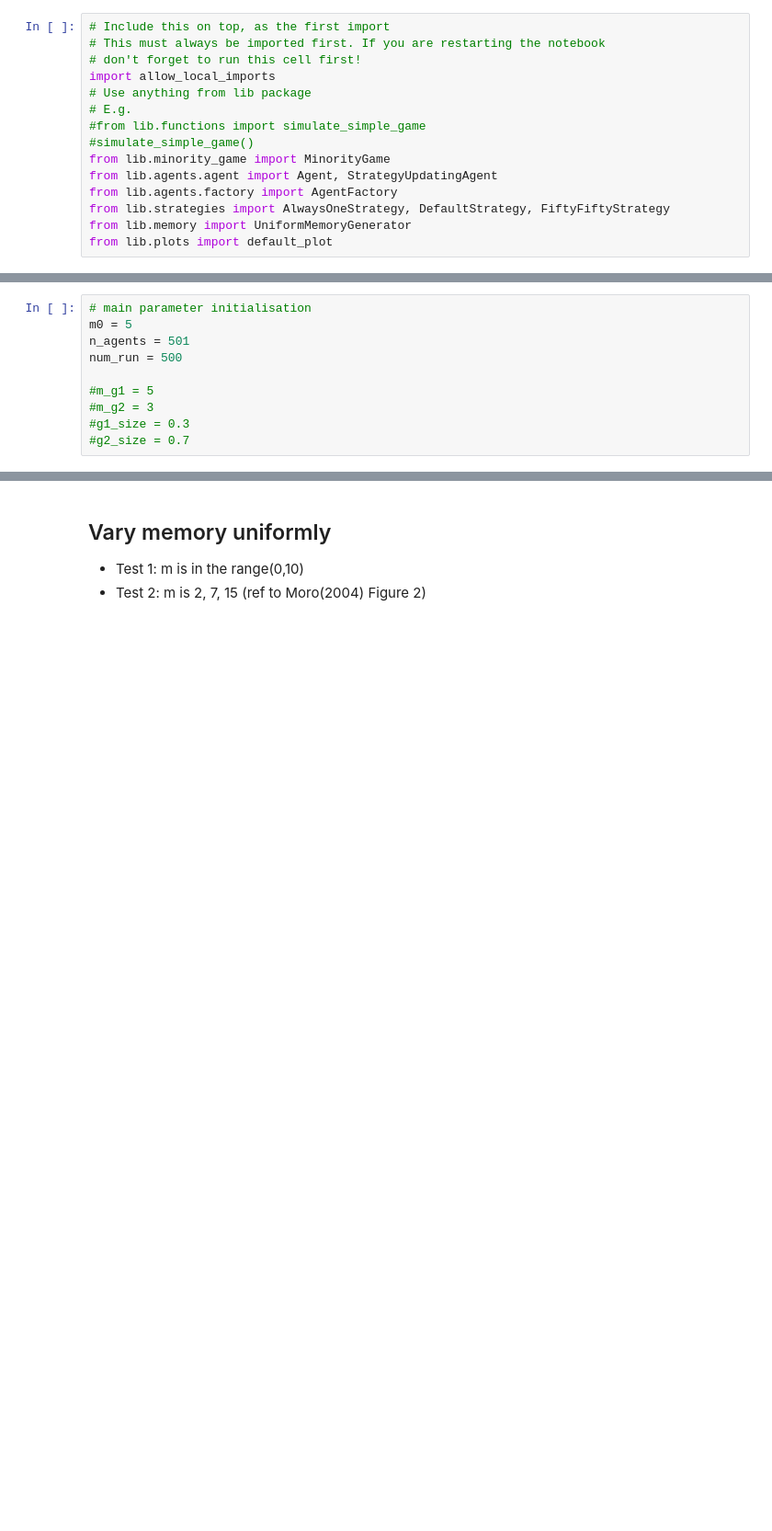
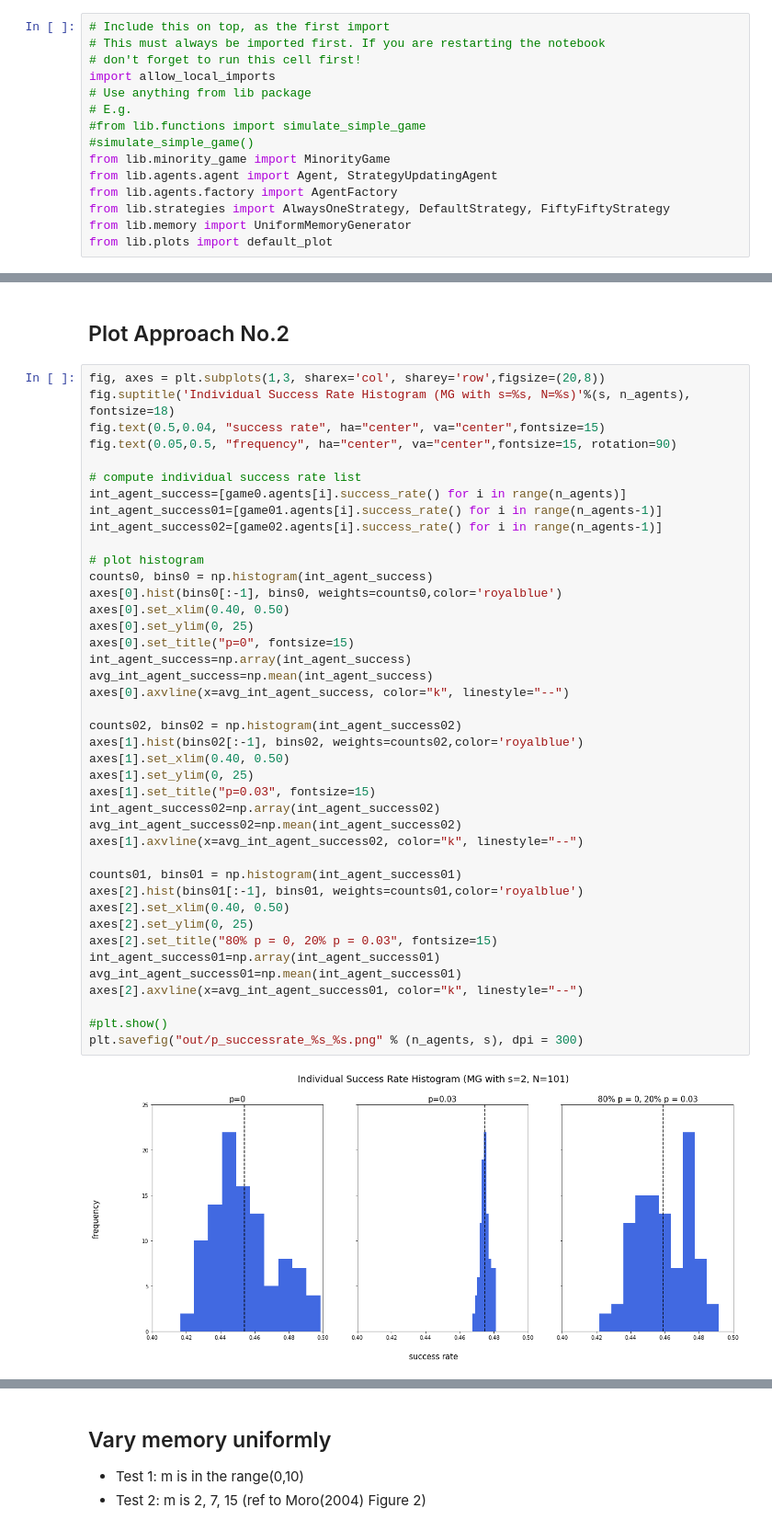
Before and after one commit to dvdblk/abm-project, a Jupyter notebook: notebooks/src_mg.ipynb, the cells around one changed output, grey strips where cells are left out. Shown at 92% size. Cells and saved outputs as stored; diff of their text form; blank space fills up the shorter version.

```diff
--- a/notebooks/src_mg.ipynb
+++ b/notebooks/src_mg.ipynb
@@ -35,11 +114 @@ from lib.plots import default_plot
-# %%
-# main parameter initialisation
-m0 = 5
-n_agents = 501
-num_run = 500
-
-#m_g1 = 5
-#m_g2 = 3
-#g1_size = 0.3
-#g2_size = 0.7
 # %%
@@ -81,0 +182,45 @@ plt.show()
+# %% [markdown]
+## Plot Approach No.2
+# %%
+fig, axes = plt.subplots(1,3, sharex='col', sharey='row',figsize=(20,8))
+fig.suptitle('Individual Success Rate Histogram (MG with s=%s, N=%s)'%(s, n_agents), fontsize=18)
+fig.text(0.5,0.04, "success rate", ha="center", va="center",fontsize=15)
+fig.text(0.05,0.5, "frequency", ha="center", va="center",fontsize=15, rotation=90)
+
+# compute individual success rate list
+int_agent_success=[game0.agents[i].success_rate() for i in range(n_agents)]
+int_agent_success01=[game01.agents[i].success_rate() for i in range(n_agents-1)]
+int_agent_success02=[game02.agents[i].success_rate() for i in range(n_agents-1)]
+
+# plot histogram
+counts0, bins0 = np.histogram(int_agent_success)
+axes[0].hist(bins0[:-1], bins0, weights=counts0,color='royalblue')
+axes[0].set_xlim(0.40, 0.50)
+axes[0].set_ylim(0, 25)
+axes[0].set_title("p=0", fontsize=15)
+int_agent_success=np.array(int_agent_success)
+avg_int_agent_success=np.mean(int_agent_success)
+axes[0].axvline(x=avg_int_agent_success, color="k", linestyle="--")
+
+counts02, bins02 = np.histogram(int_agent_success02)
+axes[1].hist(bins02[:-1], bins02, weights=counts02,color='royalblue')
+axes[1].set_xlim(0.40, 0.50)
+axes[1].set_ylim(0, 25)
+axes[1].set_title("p=0.03", fontsize=15)
+int_agent_success02=np.array(int_agent_success02)
+avg_int_agent_success02=np.mean(int_agent_success02)
+axes[1].axvline(x=avg_int_agent_success02, color="k", linestyle="--")
+
+counts01, bins01 = np.histogram(int_agent_success01)
+axes[2].hist(bins01[:-1], bins01, weights=counts01,color='royalblue')
+axes[2].set_xlim(0.40, 0.50)
+axes[2].set_ylim(0, 25)
+axes[2].set_title("80% p = 0, 20% p = 0.03", fontsize=15)
+int_agent_success01=np.array(int_agent_success01)
+avg_int_agent_success01=np.mean(int_agent_success01)
+axes[2].axvline(x=avg_int_agent_success01, color="k", linestyle="--")
+
+#plt.show()
+plt.savefig("out/p_successrate_%s_%s.png" % (n_agents, s), dpi = 300)
+# %% [output]
+[figure, added]
```
Also changed, not shown: parts of 24 cells of this notebook, 2 other files.
